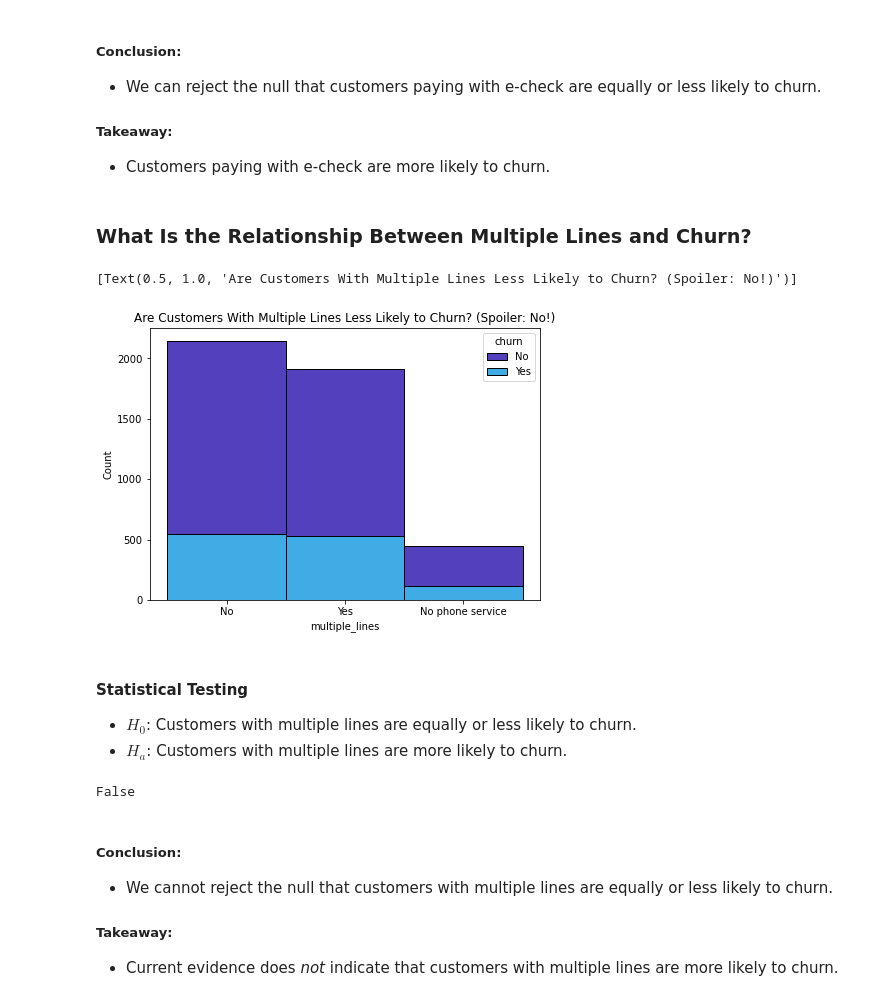
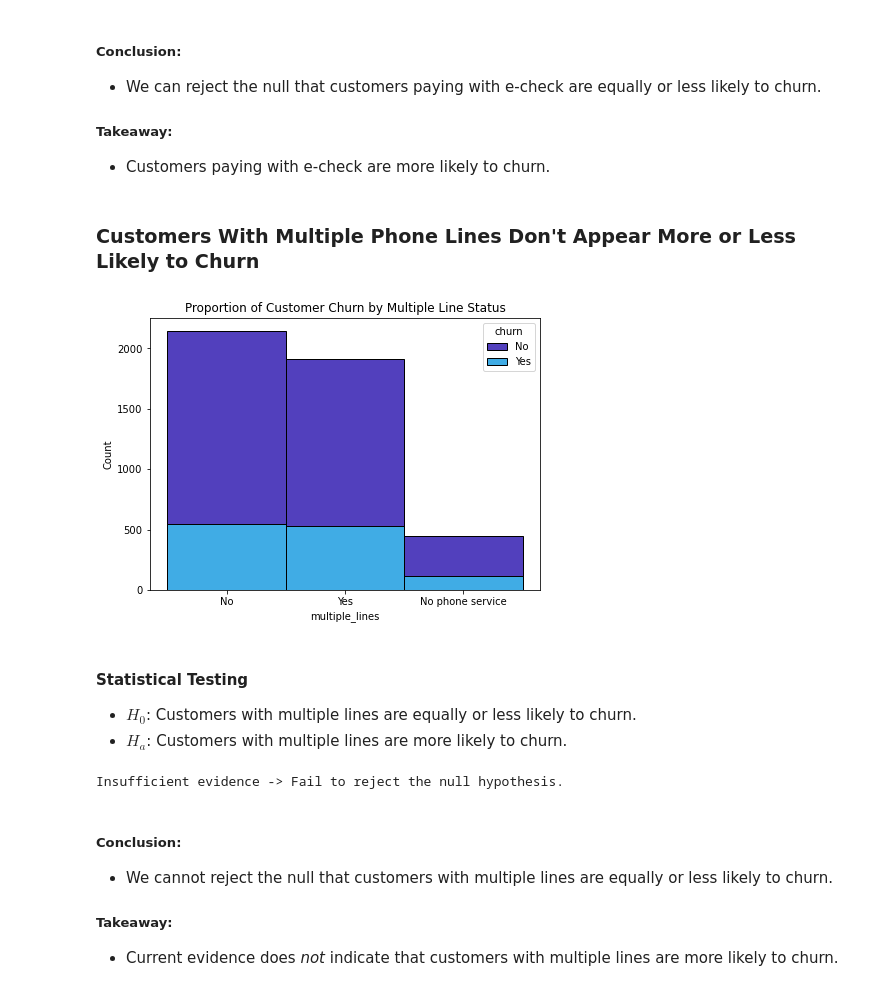
Before and after one commit to greg-maggard/telco_classification_project, a Jupyter notebook: telco_classification_final_report.ipynb, the cells around one changed output. Drawn from its saved outputs; the diff is of its cells as text; code cells hidden in the pictures.

```diff
--- a/telco_classification_final_report.ipynb
+++ b/telco_classification_final_report.ipynb
@@ -125,17 +119,16 @@ True
 ##### Takeaway:
 - Customers paying with e-check are more likely to churn.
 # %% [markdown]
-### What Is the Relationship Between Multiple Lines and Churn?
+### Customers With Multiple Phone Lines Don't Appear More or Less Likely to Churn
 # %%
 f = plt.figure(figsize=(7,5))
 ax = f.add_subplot(1,1,1)
 
 sns.histplot(data= train, ax=ax, stat="count", multiple="stack",
              x="multiple_lines", kde=False, hue="churn",
-             element="bars", legend=True).set(Title = "Are Customers With Multiple Lines Less Likely to Churn? (Spoiler: No!)")
+             element="bars", legend=True).set(Title = "Proportion of Customer Churn by Multiple Line Status");
 # %% [output]
-[Text(0.5, 1.0, 'Are Customers With Multiple Lines Less Likely to Churn? (Spoiler: No!)')]
-[figure, old version]
+[figure, new version]
 # %% [markdown]
 #### Statistical Testing
 - $H_0$: Customers with multiple lines are equally or less likely to churn.
@@ -149,9 +142,9 @@ multi_line_contingency_table = pd.crosstab(multiple_line_hypothesis.churn, multi
 
 chi2, p, degf, expected = stats.chi2_contingency(multi_line_contingency_table)
 
-p < α
+significance_test(p)
 # %% [output]
-False
+Insufficient evidence -> Fail to reject the null hypothesis.
 # %% [markdown]
 ##### Conclusion:
 - We cannot reject the null that customers with multiple lines are equally or less likely to churn.
```
Also changed, not shown: parts of 28 cells of this notebook, 1 other file.
